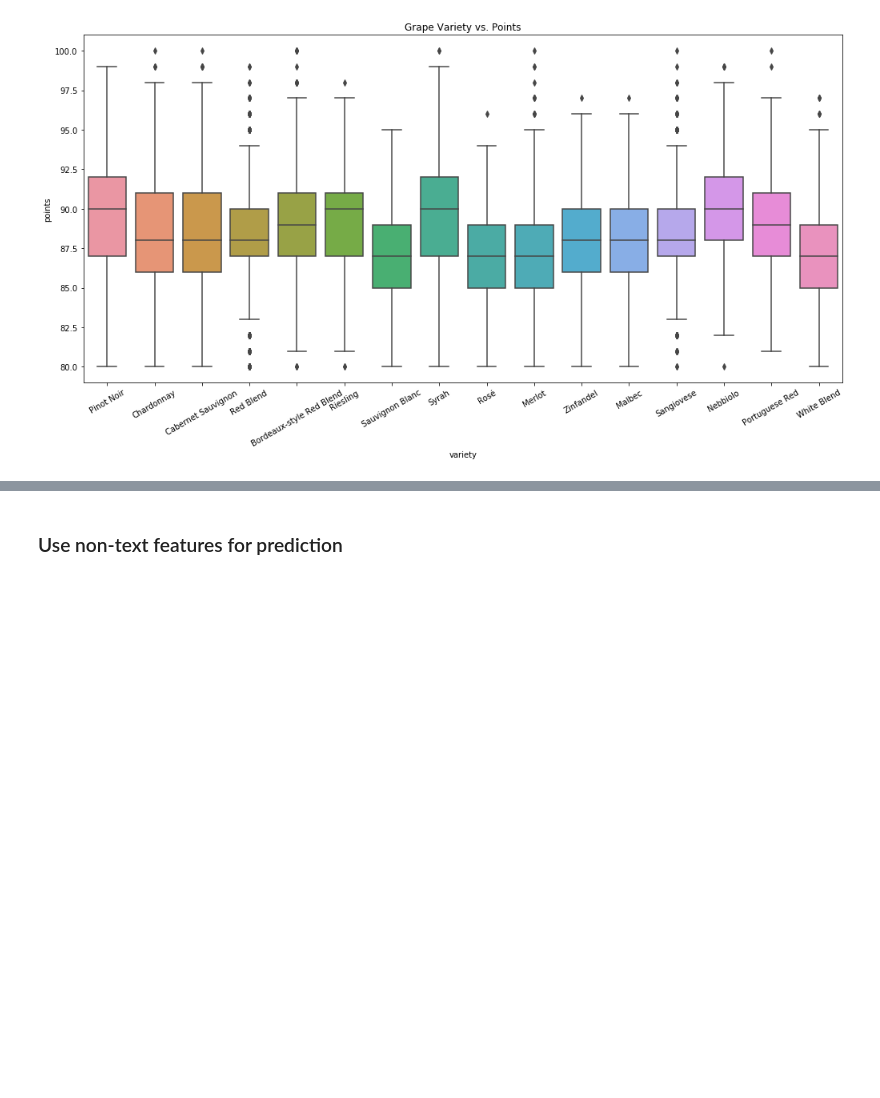
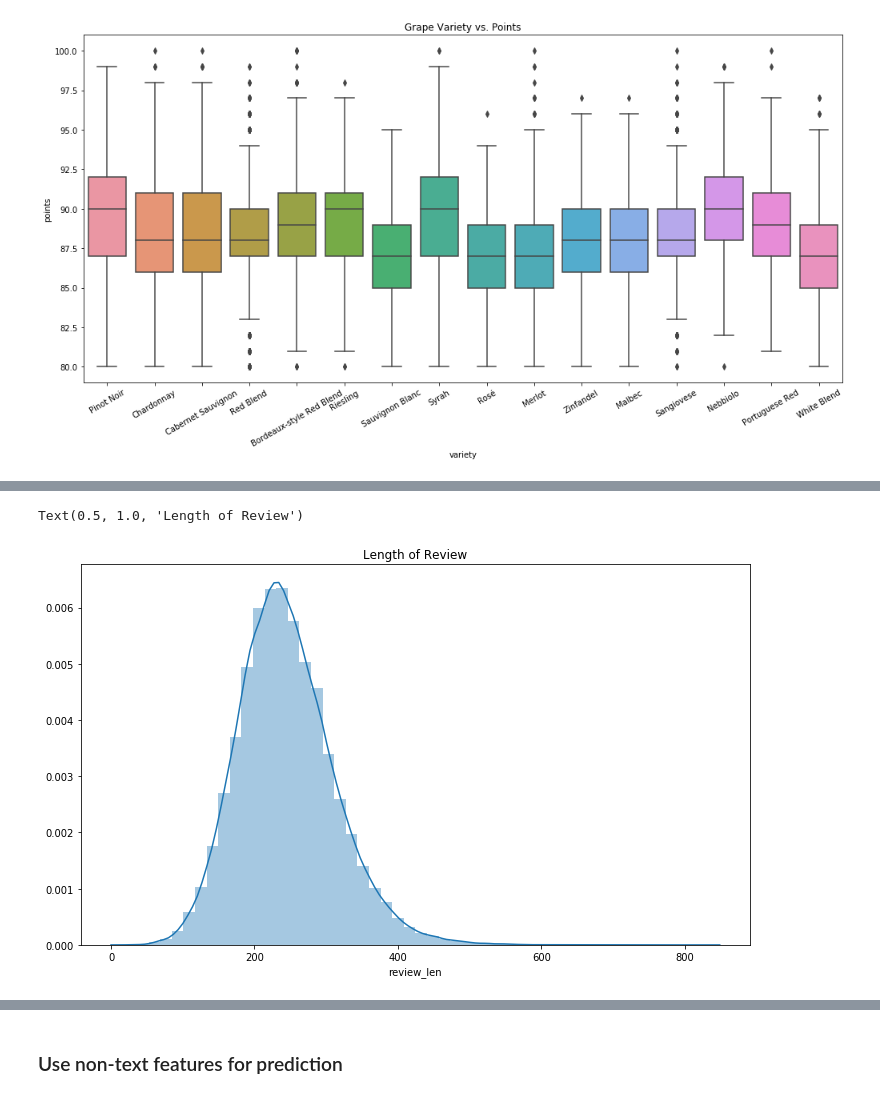
Before and after one commit to maxpeng041/wine-rating-analysis, a Jupyter notebook: wine_rating_analysis.ipynb, the cells around one changed output, grey strips where cells are left out. Saved outputs shown, nothing was run; the diff lists cells and outputs as text; code cells hidden in the pictures; blank space fills up the shorter version.

```diff
--- a/wine_rating_analysis.ipynb
+++ b/wine_rating_analysis.ipynb
@@ -145,0 +172,7 @@ variety_plot.set_xticklabels(variety_plot.get_xticklabels(), rotation=30);
+# %%
+plt.figure(figsize=(12,7))
+review_length_plot = sns.distplot(data['review_len'])
+review_length_plot.set_title('Length of Review')
+# %% [output]
+Text(0.5, 1.0, 'Length of Review')
+[figure, added]
```
Also changed, not shown: parts of 11 cells of this notebook.
